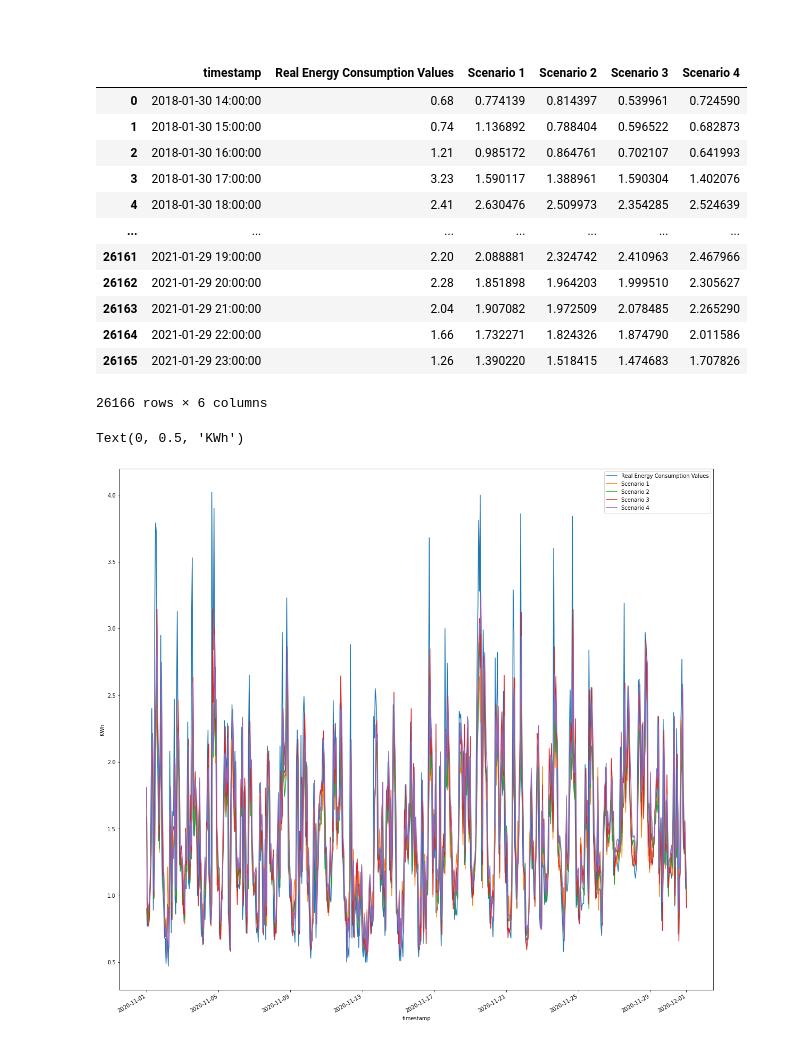
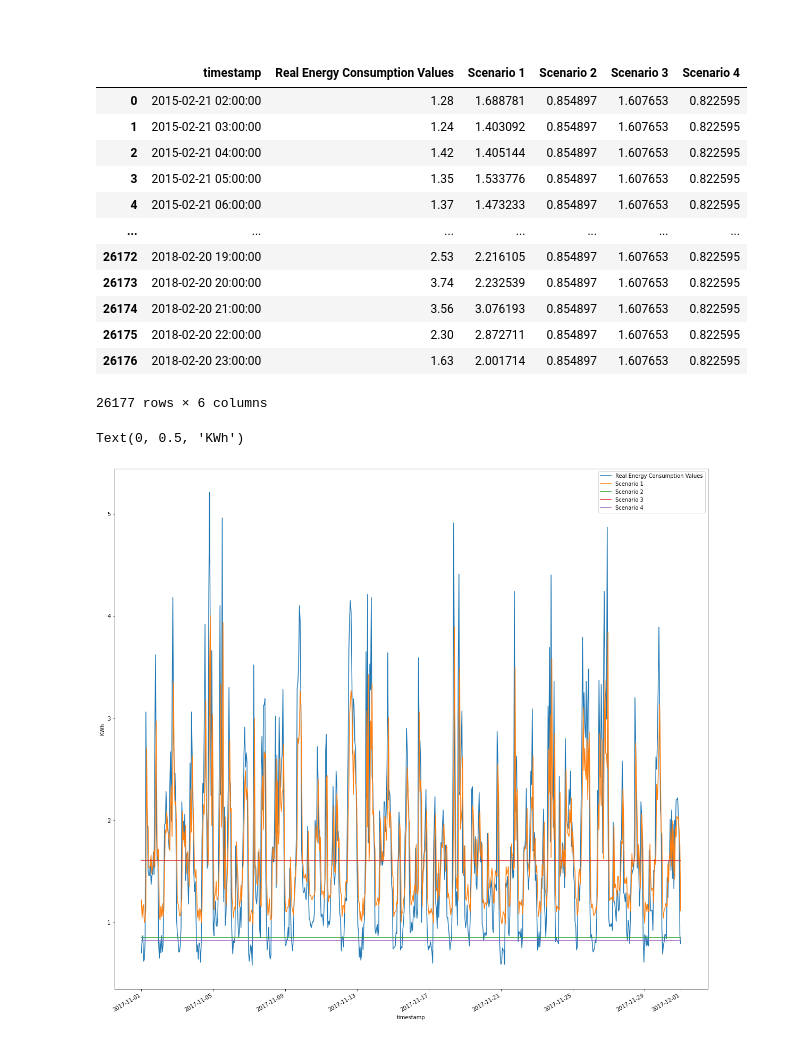
Before and after one commit to rishabhjain1997/Energy-Datasets, a Jupyter notebook: Deficit_Graphs.ipynb, the cells around one changed output. Drawn from its saved outputs; the diff is of its cells as text; code cells hidden in the pictures.

Commit message:
Changed k-value of the clustering process to 5

```diff
--- a/Deficit_Graphs.ipynb
+++ b/Deficit_Graphs.ipynb
@@ -35,45 +35,54 @@ import seaborn as sns
 # %%
 # Scenario 1
-scenario1_cluster0_results_file = open("Models/Scenario1/Objects/RNN/zero_cluster_results.pickle", "rb")
+scenario1_cluster0_results_file = open("Models/Scenario1/Objects/LSTM/zero_cluster_results.pickle", "rb")
 scenario1_cluster0_results = pickle.load(scenario1_cluster0_results_file)
 scenario1_cluster0_results_file.close()
 
-scenario1_cluster1_results_file = open("Models/Scenario1/Objects/RNN/one_cluster_results.pickle", "rb")
+scenario1_cluster1_results_file = open("Models/Scenario1/Objects/LSTM/one_cluster_results.pickle", "rb")
 scenario1_cluster1_results = pickle.load(scenario1_cluster1_results_file)
 scenario1_cluster1_results_file.close()
 
-scenario1_cluster2_results_file = open("Models/Scenario1/Objects/RNN/two_cluster_results.pickle", "rb")
+scenario1_cluster2_results_file = open("Models/Scenario1/Objects/LSTM/two_cluster_results.pickle", "rb")
 scenario1_cluster2_results = pickle.load(scenario1_cluster2_results_file)
 scenario1_cluster2_results_file.close()
 
-scenario1_cluster3_results_file = open("Models/Scenario1/Objects/RNN/three_cluster_results.pickle", "rb")
+scenario1_cluster3_results_file = open("Models/Scenario1/Objects/LSTM/three_cluster_results.pickle", "rb")
 scenario1_cluster3_results = pickle.load(scenario1_cluster3_results_file)
 scenario1_cluster3_results_file.close()
 
+scenario1_cluster4_results_file = open("Models/Scenario1/Objects/LSTM/four_cluster_results.pickle", "rb")
+scenario1_cluster4_results = pickle.load(scenario1_cluster4_results_file)
+scenario1_cluster4_results_file.close()
+
 # Scenario 3
-scenario3_cluster0_results_file = open("Models/Scenario3/Objects/RNN/zero_cluster_results.pickle", "rb")
+scenario3_cluster0_results_file = open("Models/Scenario3/Objects/LSTM/zero_cluster_results.pickle", "rb")
 scenario3_cluster0_results = pickle.load(scenario3_cluster0_results_file)
 scenario3_cluster0_results_file.close()
 
-scenario3_cluster1_results_file = open("Models/Scenario3/Objects/RNN/one_cluster_results.pickle", "rb")
+scenario3_cluster1_results_file = open("Models/Scenario3/Objects/LSTM/one_cluster_results.pickle", "rb")
 scenario3_cluster1_results = pickle.load(scenario3_cluster1_results_file)
 scenario3_cluster1_results_file.close()
 
-scenario3_cluster2_results_file = open("Models/Scenario3/Objects/RNN/two_cluster_results.pickle", "rb")
+scenario3_cluster2_results_file = open("Models/Scenario3/Objects/LSTM/two_cluster_results.pickle", "rb")
 scenario3_cluster2_results = pickle.load(scenario3_cluster2_results_file)
 scenario3_cluster2_results_file.close()
 
-scenario3_cluster3_results_file = open("Models/Scenario3/Objects/RNN/three_cluster_results.pickle", "rb")
+scenario3_cluster3_results_file = open("Models/Scenario3/Objects/LSTM/three_cluster_results.pickle", "rb")
 scenario3_cluster3_results = pickle.load(scenario3_cluster3_results_file)
 scenario3_cluster3_results_file.close()
 
+
+scenario3_cluster4_results_file = open("Models/Scenario3/Objects/LSTM/four_cluster_results.pickle", "rb")
+scenario3_cluster4_results = pickle.load(scenario3_cluster4_results_file)
+scenario3_cluster4_results_file.close()
+
 # Scenario 2
-all_cluster_results_file = open("Models/Scenario2/Objects/RNN/all_cluster_results.pickle", "rb")
+all_cluster_results_file = open("Models/Scenario2/Objects/LSTM/all_cluster_results.pickle", "rb")
 all_cluster_results = pickle.load( all_cluster_results_file)
 all_cluster_results_file.close()
 
 # Scenario 4
-scenario_4_all_cluster_results_file = open("Models/Scenario4/Objects/RNN/all_cluster_results.pickle", "rb")
+scenario_4_all_cluster_results_file = open("Models/Scenario4/Objects/LSTM/all_cluster_results.pickle", "rb")
 scenario_4_all_cluster_results=pickle.load(scenario_4_all_cluster_results_file)
 scenario_4_all_cluster_results_file.close()
 # %%
@@ -223,33 +224,33 @@ plot_deficit(scen_4_consum,[13,28,23,22,18,9,24], title = "Energy Deficit after
 ####
 # %%
 # House 4: Cluster 0
-scenario1_cluster0 = scenario1_cluster0_results[4][['timestamp','energy_kWh', 'energy_predicted']].rename(columns={'energy_kWh': 'Real Energy Consumption Values', 'energy_predicted': 'Scenario 1'})
-scenario3_cluster0 = scenario3_cluster0_results[4][[ 'energy_predicted']].rename(columns={'energy_predicted': 'Scenario 3'})
-scenario4_cluster0 = scenario_4_all_cluster_results[4][[ 'energy_predicted']].rename(columns={'energy_predicted': 'Scenario 4'})
-scenario2_cluster0 = all_cluster_results[4][[ 'energy_predicted']].rename(columns={'energy_predicted': 'Scenario 2'})
+scenario1_cluster0 = scenario1_cluster0_results[14][['timestamp','energy_kWh', 'energy_predicted']].rename(columns={'energy_kWh': 'Real Energy Consumption Values', 'energy_predicted': 'Scenario 1'})
+scenario3_cluster0 = scenario3_cluster0_results[14][[ 'energy_predicted']].rename(columns={'energy_predicted': 'Scenario 3'})
+scenario4_cluster0 = scenario_4_all_cluster_results[14][[ 'energy_predicted']].rename(columns={'energy_predicted': 'Scenario 4'})
+scenario2_cluster0 = all_cluster_results[14][[ 'energy_predicted']].rename(columns={'energy_predicted': 'Scenario 2'})
 house4 = pd.concat([scenario1_cluster0, scenario2_cluster0, scenario3_cluster0, scenario4_cluster0], axis=1)
-house4['timestamp'] = house4['timestamp'] + pd.offsets.DateOffset(years=3)
+#house4['timestamp'] = house4['timestamp'] + pd.offsets.DateOffset(years=3)
 house4
 # %% [output]
 |  | timestamp | Real Energy Consumption Values | Scenario 1 | Scenario 2 | Scenario 3 | Scenario 4 |
-| 0 | 2018-01-30 14:00:00 | 0.68 | 0.774139 | 0.814397 | 0.539961 | 0.724590 |
-| 1 | 2018-01-30 15:00:00 | 0.74 | 1.136892 | 0.788404 | 0.596522 | 0.682873 |
-| 2 | 2018-01-30 16:00:00 | 1.21 | 0.985172 | 0.864761 | 0.702107 | 0.641993 |
-| 3 | 2018-01-30 17:00:00 | 3.23 | 1.590117 | 1.388961 | 1.590304 | 1.402076 |
-| 4 | 2018-01-30 18:00:00 | 2.41 | 2.630476 | 2.509973 | 2.354285 | 2.524639 |
+| 0 | 2015-02-21 02:00:00 | 1.28 | 1.688781 | 0.854897 | 1.607653 | 0.822595 |
+| 1 | 2015-02-21 03:00:00 | 1.24 | 1.403092 | 0.854897 | 1.607653 | 0.822595 |
+| 2 | 2015-02-21 04:00:00 | 1.42 | 1.405144 | 0.854897 | 1.607653 | 0.822595 |
+| 3 | 2015-02-21 05:00:00 | 1.35 | 1.533776 | 0.854897 | 1.607653 | 0.822595 |
+| 4 | 2015-02-21 06:00:00 | 1.37 | 1.473233 | 0.854897 | 1.607653 | 0.822595 |
 | ... | ... | ... | ... | ... | ... | ... |
-| 26161 | 2021-01-29 19:00:00 | 2.20 | 2.088881 | 2.324742 | 2.410963 | 2.467966 |
-| 26162 | 2021-01-29 20:00:00 | 2.28 | 1.851898 | 1.964203 | 1.999510 | 2.305627 |
-| 26163 | 2021-01-29 21:00:00 | 2.04 | 1.907082 | 1.972509 | 2.078485 | 2.265290 |
-| 26164 | 2021-01-29 22:00:00 | 1.66 | 1.732271 | 1.824326 | 1.874790 | 2.011586 |
-| 26165 | 2021-01-29 23:00:00 | 1.26 | 1.390220 | 1.518415 | 1.474683 | 1.707826 |
+| 26172 | 2018-02-20 19:00:00 | 2.53 | 2.216105 | 0.854897 | 1.607653 | 0.822595 |
+| 26173 | 2018-02-20 20:00:00 | 3.74 | 2.232539 | 0.854897 | 1.607653 | 0.822595 |
+| 26174 | 2018-02-20 21:00:00 | 3.56 | 3.076193 | 0.854897 | 1.607653 | 0.822595 |
+| 26175 | 2018-02-20 22:00:00 | 2.30 | 2.872711 | 0.854897 | 1.607653 | 0.822595 |
+| 26176 | 2018-02-20 23:00:00 | 1.63 | 2.001714 | 0.854897 | 1.607653 | 0.822595 |
-26166 rows × 6 columns
+26177 rows × 6 columns
 # %%
-house4_2017 = house4[(house4['timestamp'] <= '2021-01-01') & (house4['timestamp'] >= '2020-01-01')].set_index('timestamp')
-house4_nov2017 = house4[(house4['timestamp'] <= '2020-12-01') & (house4['timestamp'] >= '2020-11-01')].set_index('timestamp')
+house4_2017 = house4[(house4['timestamp'] <= '2018-01-01') & (house4['timestamp'] >= '2017-01-01')].set_index('timestamp')
+house4_nov2017 = house4[(house4['timestamp'] <= '2017-12-01') & (house4['timestamp'] >= '2017-11-01')].set_index('timestamp')
 ax = house4_nov2017.plot(figsize=(20,20))
 ax.set_ylabel("KWh")
 # %% [output]
 Text(0, 0.5, 'KWh')
-[figure, old version]
+[figure, new version]
 # %%
```
Also changed, not shown: parts of 19 cells of this notebook, 3 other files.
